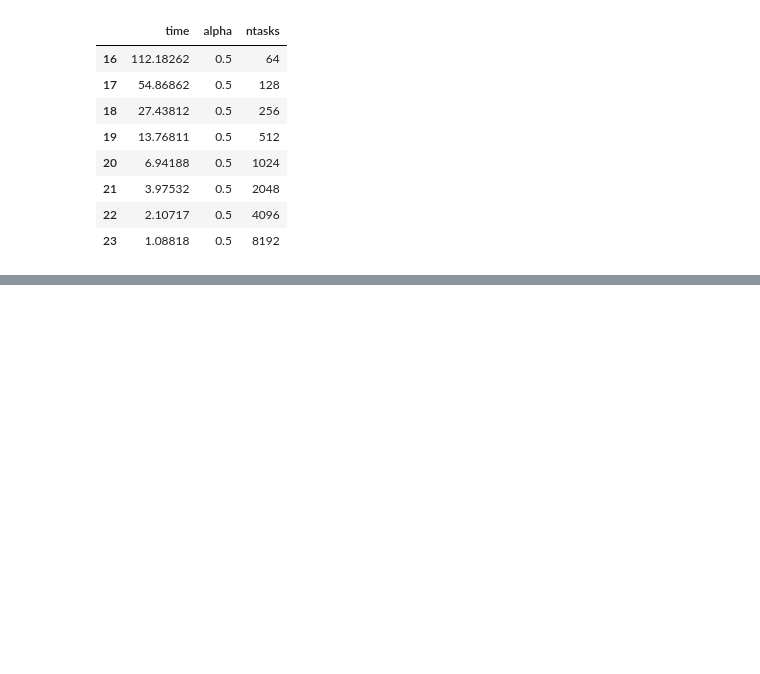
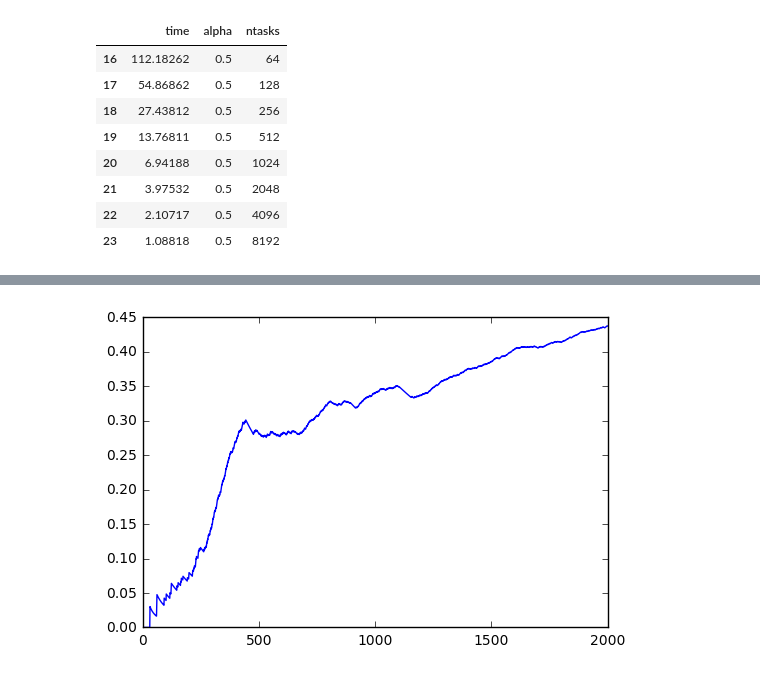
Before and after one commit to horsehour/script, a Jupyter notebook: chunheng.ipynb, the cells around one changed output, grey strips where cells are left out. Saved outputs shown, nothing was run; the diff lists cells and outputs as text; code cells hidden in the pictures; blank space fills up the shorter version.

```diff
--- a/chunheng.ipynb
+++ b/chunheng.ipynb
@@ -1696,0 +1748,2 @@ data[ind]
+# %%
+env = gym.make('FrozenLake-v0')
@@ -1696,0 +1752,45 @@ data[ind]
+# %%
+#Initialize table with all zeros
+Q = np.zeros([env.observation_space.n,env.action_space.n])
+# Set learning parameters
+lr = .85
+lambda_ = .99
+num_episodes = 2000
+#create lists to contain total rewards and steps per episode
+#jList = []
+rList = []
+for i in range(num_episodes):
+    #Reset environment and get first new observation
+    s = env.reset()
+    rAll = 0
+    d = False
+    j = 0
+    #The Q-Table learning algorithm
+    while j < 99:
+        j+=1
+        #Choose an action by greedily (with noise) picking from Q table
+        a = np.argmax(Q[s,:] + np.random.randn(1,env.action_space.n)*(1./(i+1)))
+        #Get new state and reward from environment
+        s1,r,d,_ = env.step(a)
+        #Update Q-Table with new knowledge
+        Q[s,a] = Q[s,a] + lr*(r + lambda_*np.max(Q[s1,:]) - Q[s,a])
+        rAll += r
+        s = s1
+        if d == True:
+            break
+    #jList.append(j)
+    rList.append(rAll)
+# %%
+## moving average rewarding
+def plot_moving_average(list):
+    average = []
+    dim = len(list)
+    sum = 0
+    for i in range(dim):
+        sum += rList[i]
+        average.append(sum / (i + 1))
+    plt.plot(range(dim), average)
+# %%
+plot_moving_average(rList)
+# %% [output]
+[figure, added]
```
Also changed, not shown: parts of 20 cells of this notebook, 1 other file.
